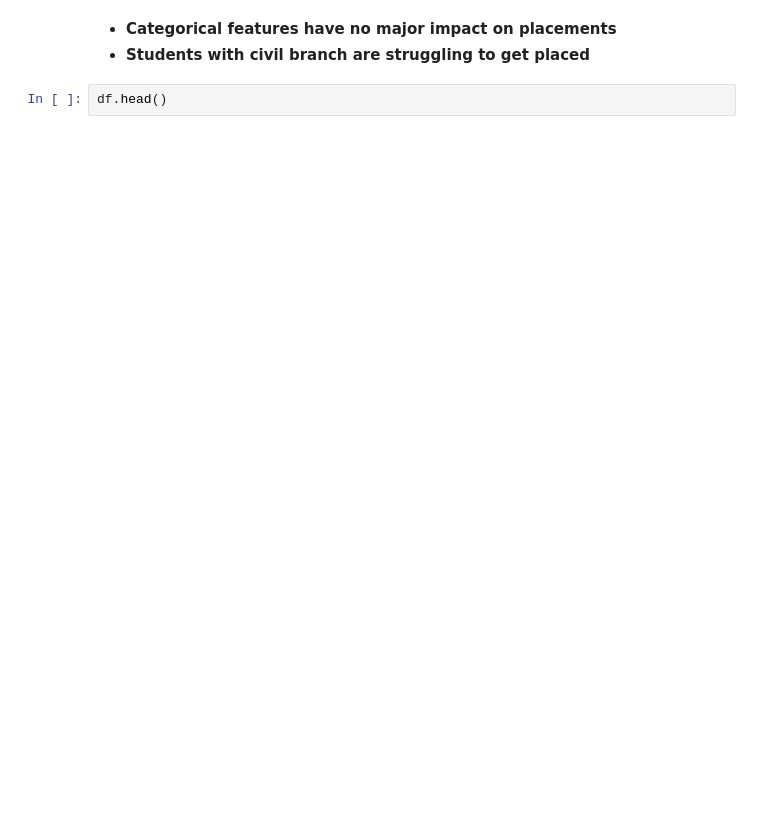
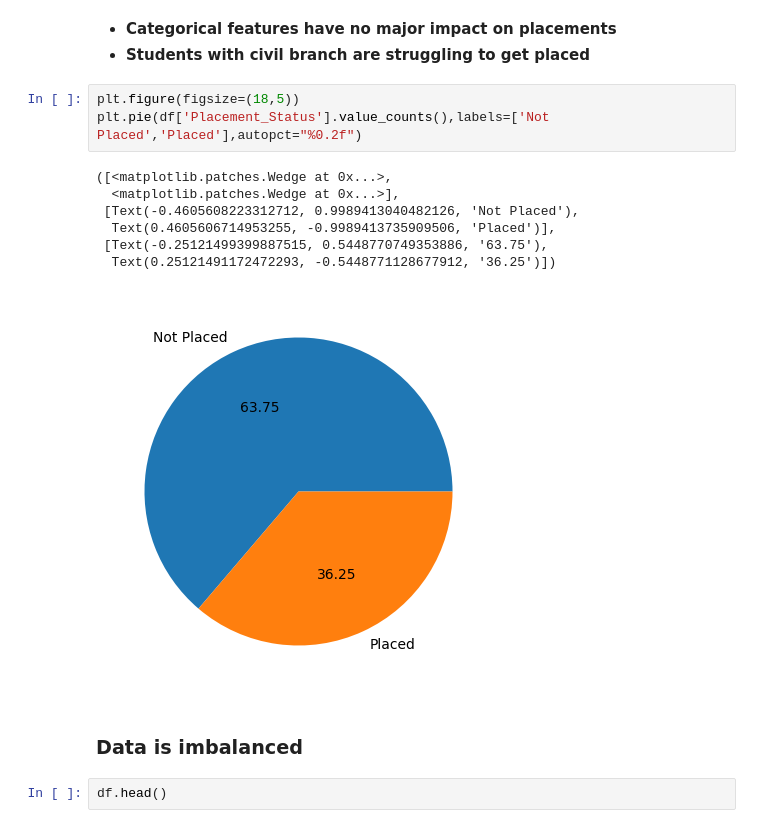
Before and after one commit to aditya-3645/Student_placement_status_ML, a Jupyter notebook: analysis.ipynb, the cells around one changed output. Saved outputs shown, nothing was run; the diff lists cells and outputs as text; blank space fills up the shorter version.

```diff
--- a/analysis.ipynb
+++ b/analysis.ipynb
@@ -202,6 +201,19 @@ for i in range(0, len(Cat_features)):
 # %% [markdown]
 - **Categorical features have no major impact on placements**
 - **Students with civil branch are struggling to get placed**
+# %%
+plt.figure(figsize=(18,5))
+plt.pie(df['Placement_Status'].value_counts(),labels=['Not Placed','Placed'],autopct="%0.2f")
+# %% [output]
+([<matplotlib.patches.Wedge at 0x...>,
+  <matplotlib.patches.Wedge at 0x...>],
+ [Text(-0.4605608223312712, 0.9989413040482126, 'Not Placed'),
+  Text(0.4605606714953255, -0.9989413735909506, 'Placed')],
+ [Text(-0.25121499399887515, 0.5448770749353886, '63.75'),
+  Text(0.25121491172472293, -0.5448771128677912, '36.25')])
+[figure, added]
+# %% [markdown]
+### **Data is imbalanced**
 # %%
 df.head()
 # %% [output]
```
Also changed, not shown: parts of 3 cells of this notebook.
